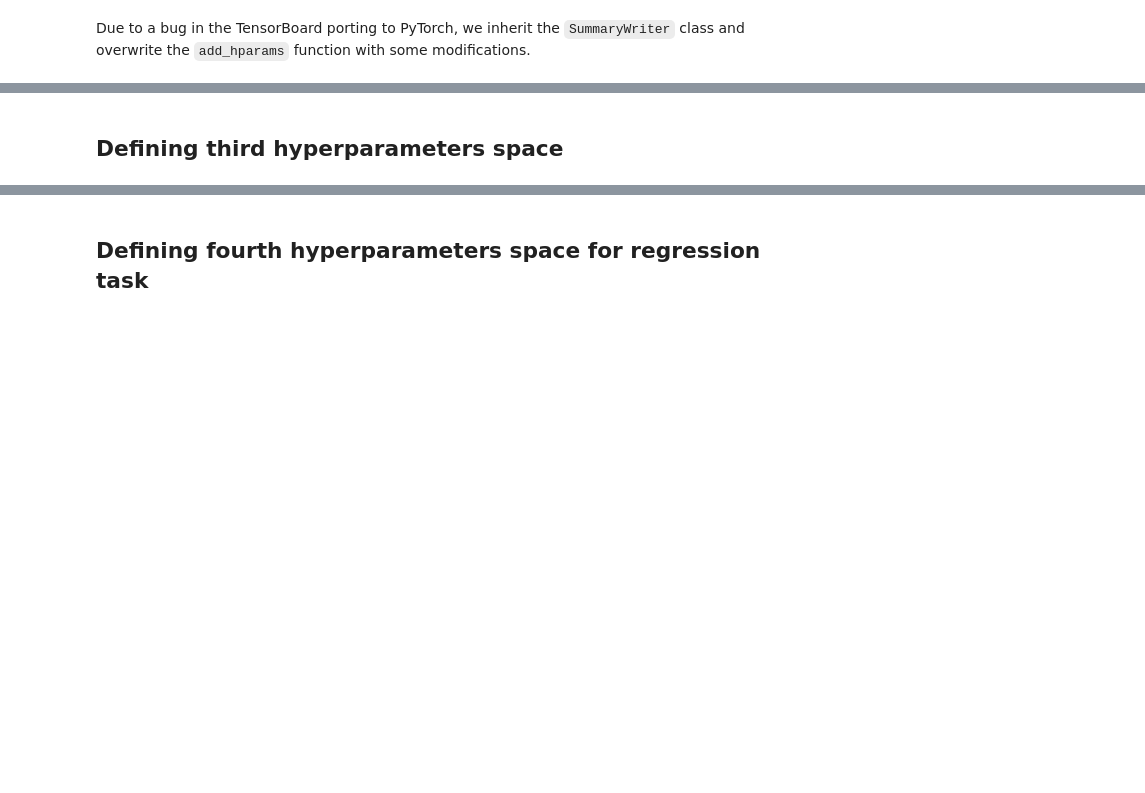
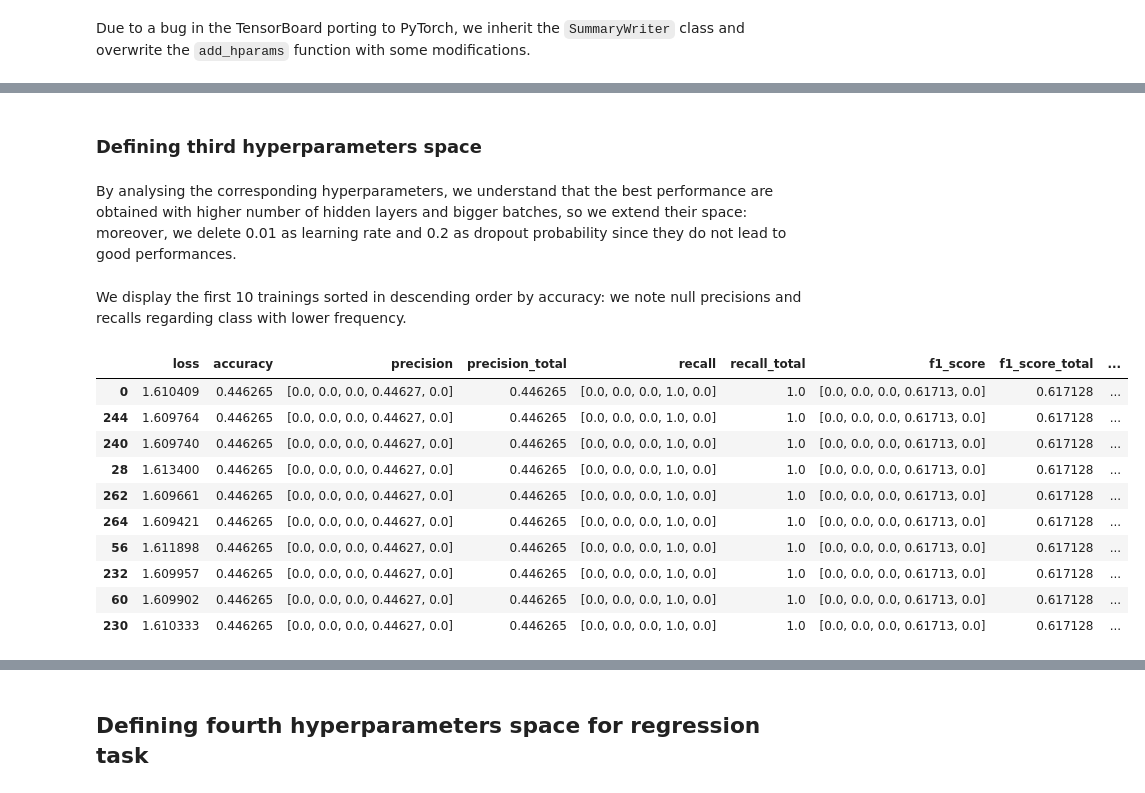
Before and after one commit to MickPerl/DataAnalyticsProject, a Jupyter notebook: NN.ipynb, the cells around one changed output, grey strips where cells are left out. Saved outputs shown, nothing was run; the diff lists cells and outputs as text; code cells hidden in the pictures; blank space fills up the shorter version.

```diff
--- a/NN.ipynb
+++ b/NN.ipynb
@@ -562,2 +670,4 @@ results_second_ft = pd.read_csv("tuning_hyperparams/results_second_ft.csv")
 # %% [markdown]
-## Defining third hyperparameters space
+### Defining third hyperparameters space
+# %% [markdown]
+By analysing the corresponding hyperparameters, we understand that the best performance are obtained with higher number of hidden layers and bigger batches, so we extend their space: moreover, we delete 0.01 as learning rate and 0.2 as dropout probability since they do not lead to good performances.
@@ -582,3 +709,19 @@ new_new_hyperparams = {
 results_third_ft.to_csv("tuning_hyperparams/results_third_ft.csv", index=False)
 # %%
 results_third_ft = pd.read_csv("tuning_hyperparams/results_third_ft.csv")
+# %% [markdown]
+We display the first 10 trainings sorted in descending order by accuracy: we note null precisions and recalls regarding class with lower frequency.
+# %%
+results_third_ft.sort_values(by=['accuracy'], ascending=False).iloc[:10, -9:]
+# %% [output]
+|  | loss | accuracy | precision | precision_total | recall | recall_total | f1_score | f1_score_total | ... |
+| 0 | 1.610409 | 0.446265 | [0.0, 0.0, 0.0, 0.44627, 0.0] | 0.446265 | [0.0, 0.0, 0.0, 1.0, 0.0] | 1.0 | [0.0, 0.0, 0.0, 0.61713, 0.0] | 0.617128 | ... |
+| 244 | 1.609764 | 0.446265 | [0.0, 0.0, 0.0, 0.44627, 0.0] | 0.446265 | [0.0, 0.0, 0.0, 1.0, 0.0] | 1.0 | [0.0, 0.0, 0.0, 0.61713, 0.0] | 0.617128 | ... |
+| 240 | 1.609740 | 0.446265 | [0.0, 0.0, 0.0, 0.44627, 0.0] | 0.446265 | [0.0, 0.0, 0.0, 1.0, 0.0] | 1.0 | [0.0, 0.0, 0.0, 0.61713, 0.0] | 0.617128 | ... |
+| 28 | 1.613400 | 0.446265 | [0.0, 0.0, 0.0, 0.44627, 0.0] | 0.446265 | [0.0, 0.0, 0.0, 1.0, 0.0] | 1.0 | [0.0, 0.0, 0.0, 0.61713, 0.0] | 0.617128 | ... |
+| 262 | 1.609661 | 0.446265 | [0.0, 0.0, 0.0, 0.44627, 0.0] | 0.446265 | [0.0, 0.0, 0.0, 1.0, 0.0] | 1.0 | [0.0, 0.0, 0.0, 0.61713, 0.0] | 0.617128 | ... |
+| 264 | 1.609421 | 0.446265 | [0.0, 0.0, 0.0, 0.44627, 0.0] | 0.446265 | [0.0, 0.0, 0.0, 1.0, 0.0] | 1.0 | [0.0, 0.0, 0.0, 0.61713, 0.0] | 0.617128 | ... |
+| 56 | 1.611898 | 0.446265 | [0.0, 0.0, 0.0, 0.44627, 0.0] | 0.446265 | [0.0, 0.0, 0.0, 1.0, 0.0] | 1.0 | [0.0, 0.0, 0.0, 0.61713, 0.0] | 0.617128 | ... |
+| 232 | 1.609957 | 0.446265 | [0.0, 0.0, 0.0, 0.44627, 0.0] | 0.446265 | [0.0, 0.0, 0.0, 1.0, 0.0] | 1.0 | [0.0, 0.0, 0.0, 0.61713, 0.0] | 0.617128 | ... |
+| 60 | 1.609902 | 0.446265 | [0.0, 0.0, 0.0, 0.44627, 0.0] | 0.446265 | [0.0, 0.0, 0.0, 1.0, 0.0] | 1.0 | [0.0, 0.0, 0.0, 0.61713, 0.0] | 0.617128 | ... |
+| 230 | 1.610333 | 0.446265 | [0.0, 0.0, 0.0, 0.44627, 0.0] | 0.446265 | [0.0, 0.0, 0.0, 1.0, 0.0] | 1.0 | [0.0, 0.0, 0.0, 0.61713, 0.0] | 0.617128 | ... |
```
Also changed, not shown: parts of 77 cells of this notebook, 12 other files.
